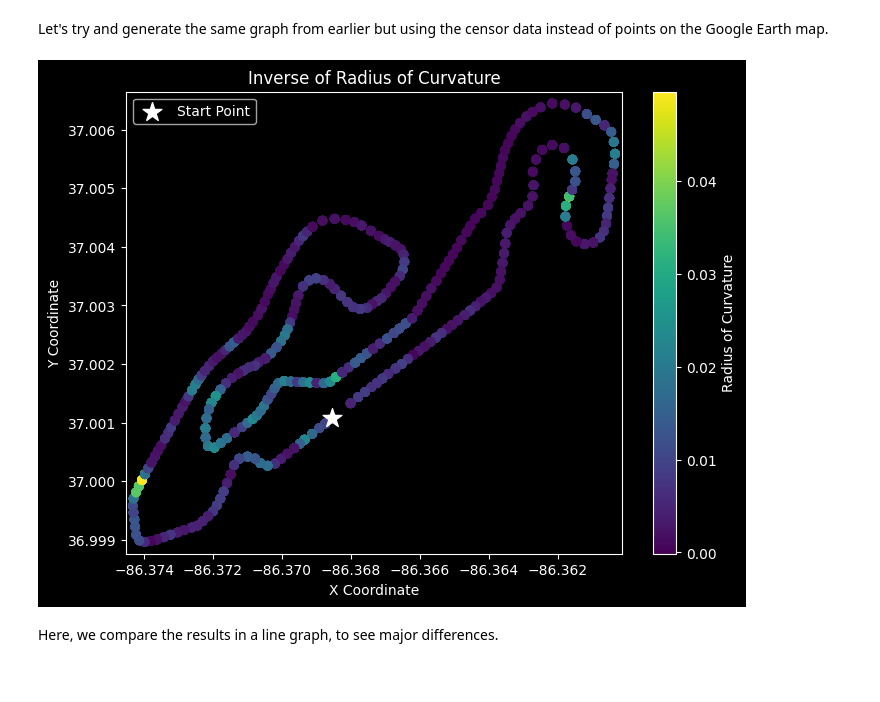
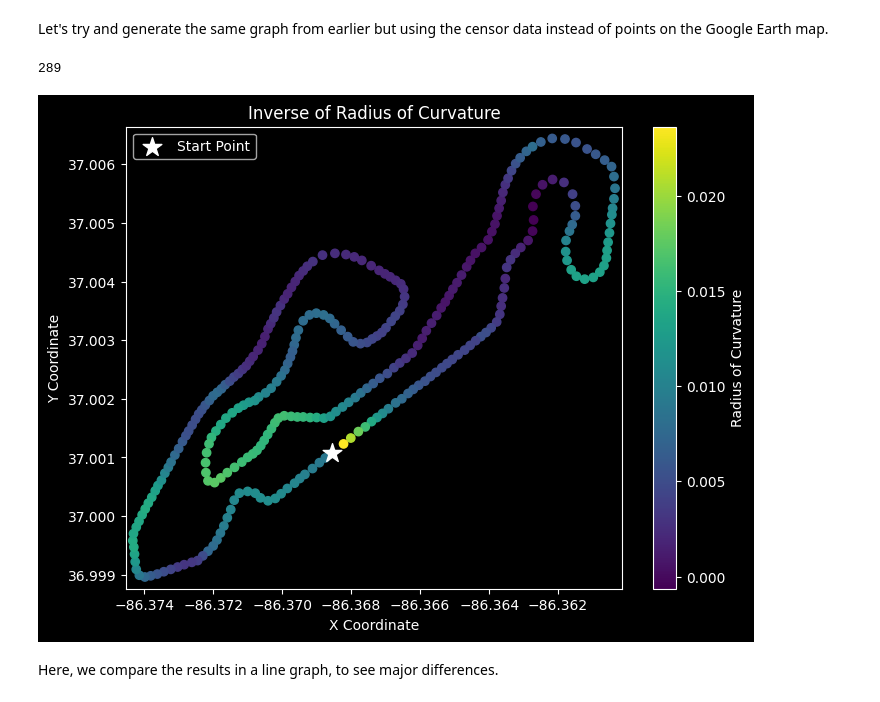
Before and after one commit to UBC-Solar/data_analysis, a Jupyter notebook: v4/localization_with_acceleration/acceleration.ipynb, the cells around one changed output. Cells and saved outputs as stored; diff of their text form; code cells hidden in the pictures.

Commit message:
grouped_by and aggregated to find mean of curvature per indexed points :)

```diff
--- a/v4/localization_with_acceleration/acceleration.ipynb
+++ b/v4/localization_with_acceleration/acceleration.ipynb
@@ -33,9 +34,9 @@ hour_fix = 7
 #chose the best lap with no pitting from the third day of competition
 #manually creating date time objects using lap times from spreadsheet
 #13:34:32
-lap_start_time = datetime(2025, 7, 5, 11 + hour_fix, 34, 32, tzinfo=pytz.UTC)
+lap_start_time = datetime(2025, 7, 5, 11 + hour_fix, 28, 36, tzinfo=pytz.UTC)
 #13:40:43
-lap_stop_time = datetime(2025, 7, 5, 11 + hour_fix, 40, 43, tzinfo=pytz.UTC)
+lap_stop_time = datetime(2025, 7, 5, 11 + hour_fix, 34, 32, tzinfo=pytz.UTC)
 
 print(lap_start_time)
 print(lap_stop_time)
@@ -608,9 +609,9 @@ print(lap_length)
 We give our list of distances to the return_coords function, which returns the nearest Google Earth coordinate for easy graphing.
 # %%
 def return_coords(distances:list):
-    total_lap_distance = distances[-1]
+    total_lap_distance = sum(distances)
     total_track_length = 5033.62413471853
-    index = gis._python_calculate_closest_gis_indices(distances, gis.get_path_distances())
+    index = gis._python_calculate_closest_gis_indices(distances*(total_track_length/total_lap_distance), gis.get_path_distances())
     return route_data.get("path")[index], index
 # %%
 coords_calc, index = return_coords(distance_list)
@@ -627,0 +623,7 @@ len(coords_calc)
+# %%
+mean_radius_per_index = (
+    pd.Series(calculate_radius_yonly)
+      .groupby(index)
+      .mean()
+)
+print(mean_radius_per_index)
@@ -628,39 +643,49 @@ len(coords_calc)
 # %% [markdown]
 Let's try and generate the same graph from earlier but using the censor data instead of points on the Google Earth map.
+# %%
+new_coords = [(round(x, 5), round(y, 5)) for x, y in coords]
+unique_coords = list(dict.fromkeys(new_coords))
+len(unique_coords)
+# %% [output]
+289
 # %%
 # Separating the coordinates into x and y components
-x_coords2 = [coord[1] for coord in coords_calc]
-y_coords2 = [coord[0] for coord in coords_calc]
+x_coords2 = [coord[1] for coord in unique_coords]
+y_coords2 = [coord[0] for coord in unique_coords]
+
+# 🔧 remove the last point
+x_coords2 = x_coords2[:-1]
+y_coords2 = y_coords2[:-1]
 
 # Create an array of points from the coordinates
 points = np.array([x_coords2, y_coords2]).T.reshape(-1, 1, 2)
 
 # Create a plot
 radius_colors = radius_with_xy
 plt.figure(figsize=(8, 6))
-plt.scatter(x_coords2, y_coords2, c= savgol_filter(calculate_radius_yonly, 45, 4))
+plt.scatter(x_coords2, y_coords2, c=savgol_filter(mean_radius_per_index, 45, 4))
 plt.gca().get_yaxis().get_major_formatter().set_useOffset(False)
 
 # Add a color bar to show the velocity scale
-plt.colorbar( label='Radius of Curvature')
+plt.colorbar(label='Radius of Curvature')
 
 # Add labels, grid, and title
 plt.xlabel('X Coordinate')
 plt.ylabel('Y Coordinate')
 plt.title("Inverse of Radius of Curvature")
 
 # Adjust the axis limits to fit the track
 plt.xlim(min(x_coords2) - 0.0002, max(x_coords2) + 0.0002)
 plt.ylim(min(y_coords2) - 0.0002, max(y_coords2) + 0.0002)
 
 # Optionally, highlight the starting point
 plt.scatter(x_coords2[0], y_coords2[0], color='white', s=200, marker='*', label='Start Point')
 
 # Add a legend and show the plot
 plt.legend()
 plt.show()
 # %% [output]
-[figure, old version]
+[figure, new version]
 # %% [markdown]
 Here, we compare the results in a line graph, to see major differences.
 # %%
```
Also changed, not shown: parts of 10 cells of this notebook.
